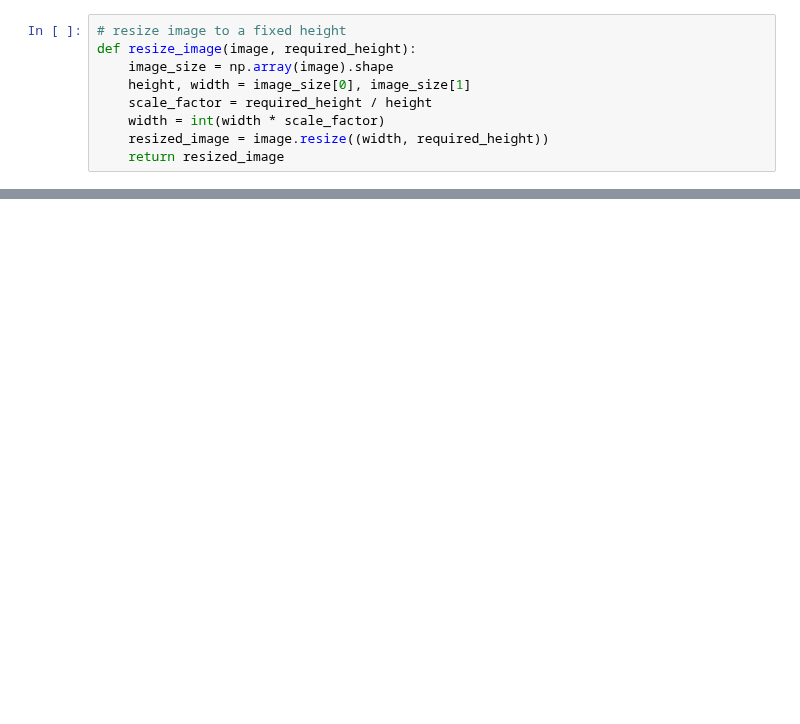
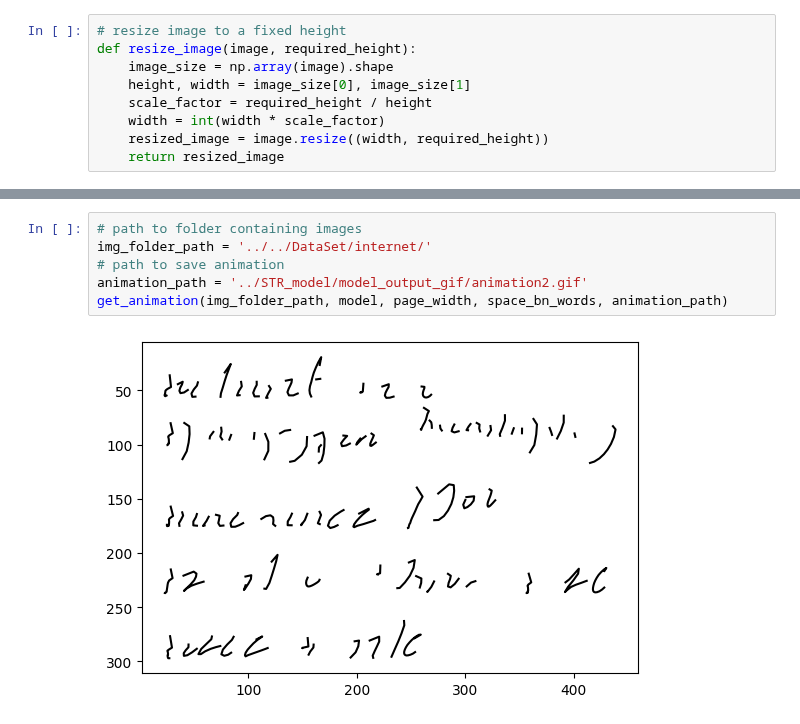
Before and after one commit to Shambu-K/handwriting-generator-model, a Jupyter notebook: Code/STR_model/demo_str.ipynb, the cells around one changed output, grey strips where cells are left out. Saved outputs shown, nothing was run; the diff lists cells and outputs as text; blank space fills up the shorter version.

```diff
--- a/Code/STR_model/demo_str.ipynb
+++ b/Code/STR_model/demo_str.ipynb
@@ -171,0 +123,8 @@ IndexError: invalid index to scalar variable.
+# %%
+# path to folder containing images
+img_folder_path = '../../DataSet/internet/'
+# path to save animation
+animation_path = '../STR_model/model_output_gif/animation2.gif'
+get_animation(img_folder_path, model, page_width, space_bn_words, animation_path)
+# %% [output]
+[figure, added]
```
Also changed, not shown: parts of 14 cells of this notebook, 7 other files.
